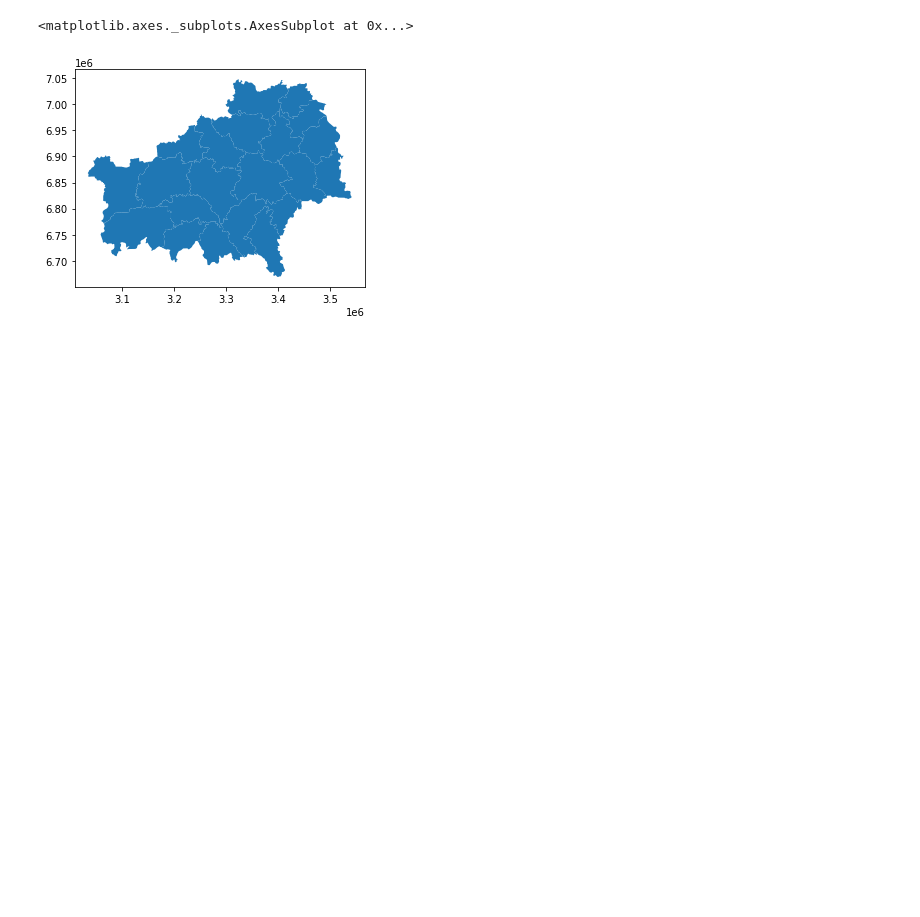
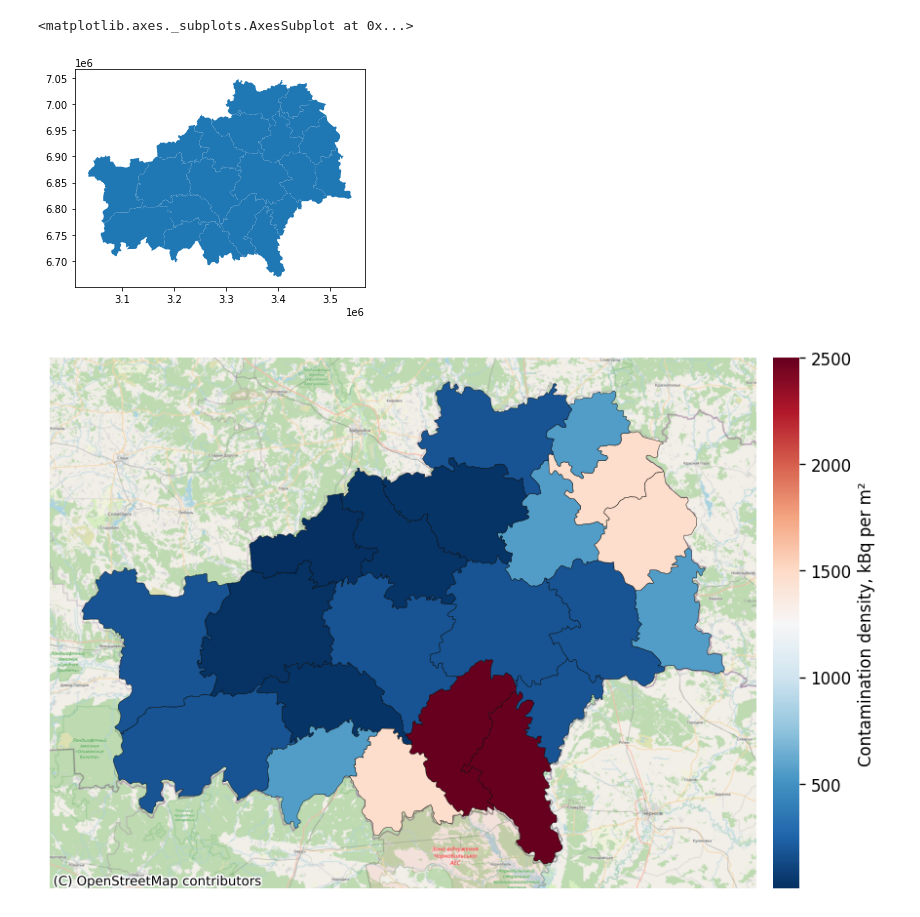
Before and after one commit to ADv0rnik/Data-analysis-for-JER, a Jupyter notebook: Area_of_research_map.ipynb, the cells around one changed output. Drawn from its saved outputs; the diff is of its cells as text; code cells hidden in the pictures; blank space fills up the shorter version.

```diff
--- a/Area_of_research_map.ipynb
+++ b/Area_of_research_map.ipynb
@@ -31,6 +58,7 @@ Successfully installed click-plugins-1.1.1 cligj-0.7.2 fiona-1.8.20 geopandas-0.
 # %%
 path = '/content/drive/MyDrive/Colab Notebooks/Data for JER/Gomel_distr/Gomel_districts.shp'
 gomel = gpd.read_file(path)
+gomel = gomel.to_crs(epsg=3857)
 gomel
 # %% [output]
 |  | ID_0 | ISO | NAME_0 | ID_1 | NAME_1 | ID_2 | NAME_2 | TYPE_2 | ENGTYPE_2 | NL_NAME_2 | ... |
@@ -50,3 +78,6 @@ gomel
 | 18 | 22 | BLR | Belarus | 2 | Homyel' | 35 | Yel'sk | Raion | District | None | ... |
 | 19 | 22 | BLR | Belarus | 2 | Homyel' | 36 | Zhlobin | Raion | District | None | ... |
 | 20 | 22 | BLR | Belarus | 2 | Homyel' | 37 | Zhytkavichy | Raion | District | None | ... |
+# %%
+gomel1 = gomel.drop('NL_NAME_2', axis = 1)
+gomel1.cx[:, :5] #indexer to select by intersection with bounding box
@@ -52,0 +87,14 @@ gomel
+# %%
+gomel1['Rad'] = gomel1.Rad.apply(lambda i : 2500 if i == 1480 else i)
+#gomel1.loc[1,'Rad'] = 2500 - замена в одной отдельной ячейке
+gomel1.loc[12,'Rad'] = 1480
+gomel1.loc[18,'Rad'] = 555
+gomel1.loc[20,'Rad'] = 185
+gomel1.loc[11,'Rad'] = 37
+gomel1.loc[16,'Rad'] = 37
+gomel1.loc[15,'Rad'] = 185
+gomel1.loc[5,'Rad'] = 185
+gomel1.loc[17,'Rad'] = 1480
+gomel1.loc[3,'Rad'] = 1480
+gomel1.loc[2,'Rad'] = 555
+gomel1
@@ -55,3 +130,30 @@ gomel.plot()
 # %% [output]
 <matplotlib.axes._subplots.AxesSubplot at 0x...>
 [figure]
+# %%
+s = "%s²" % 'm'
+cmap = 'RdBu_r'
+fig, ax = plt.subplots(1, figsize = (18, 6), dpi = 120)
+gomel1.plot(column = 'Rad',
+            edgecolor = 'black',
+            linewidth=0.25,
+            #legend=True,
+            #legend_kwds={
+            #    "label":'Contamination density, kBq per ' + s,
+            #    },
+            #alpha = 0.75,
+            cmap=cmap,
+            ax = ax)
+vmin = gomel1['Rad'].min()
+vmax = gomel1['Rad'].max()
+
+sm = plt.cm.ScalarMappable(cmap = 'RdBu_r',
+                                    norm = plt.Normalize(vmin=vmin, vmax=vmax))
+cb = fig.colorbar(sm, pad = 0.01)
+cb.set_label('Contamination density, kBq per ' + s)
+cb.outline.set_visible(False)
+ax.axis('off')
+ctx.add_basemap(ax, source=ctx.providers.OpenStreetMap.Mapnik)
+#plt.savefig('/content/drive/MyDrive/Colab Notebooks/Data for JER/fig4.png' ,dpi=1000, bbox_inches='tight')
+# %% [output]
+[figure, added]
```
Also changed, not shown: parts of 10 cells of this notebook.
